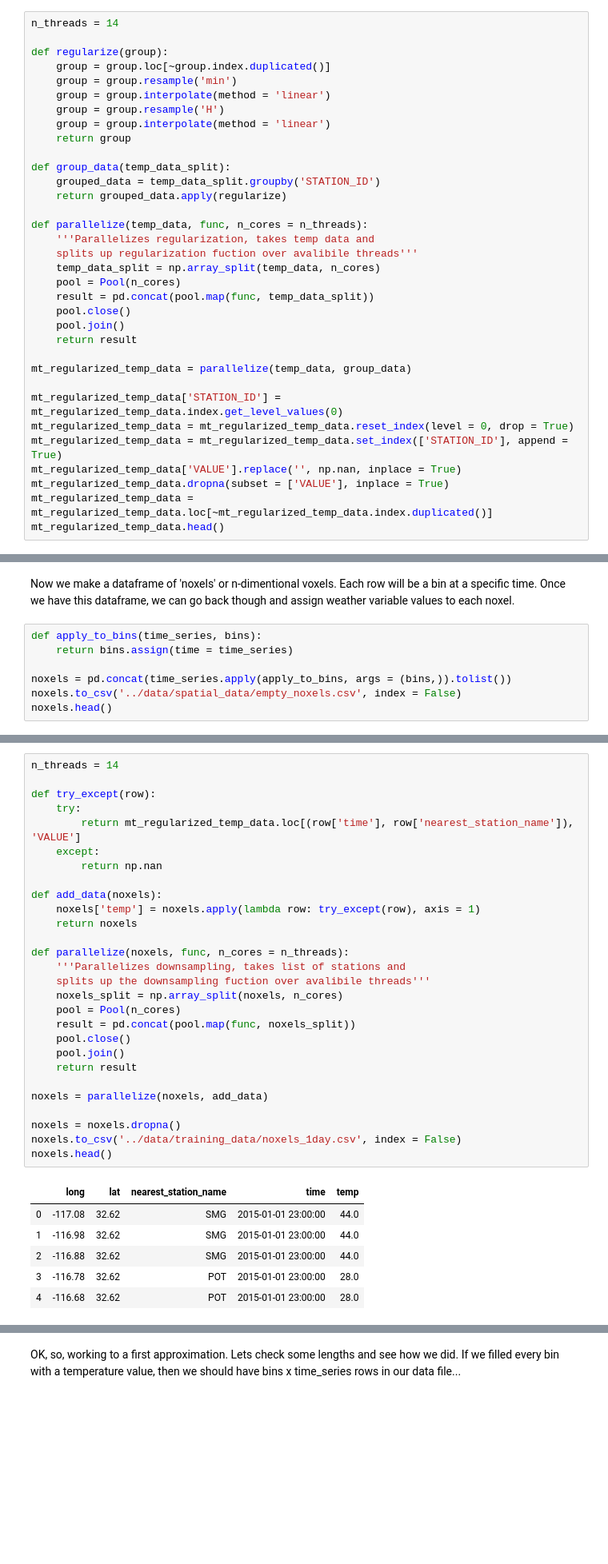
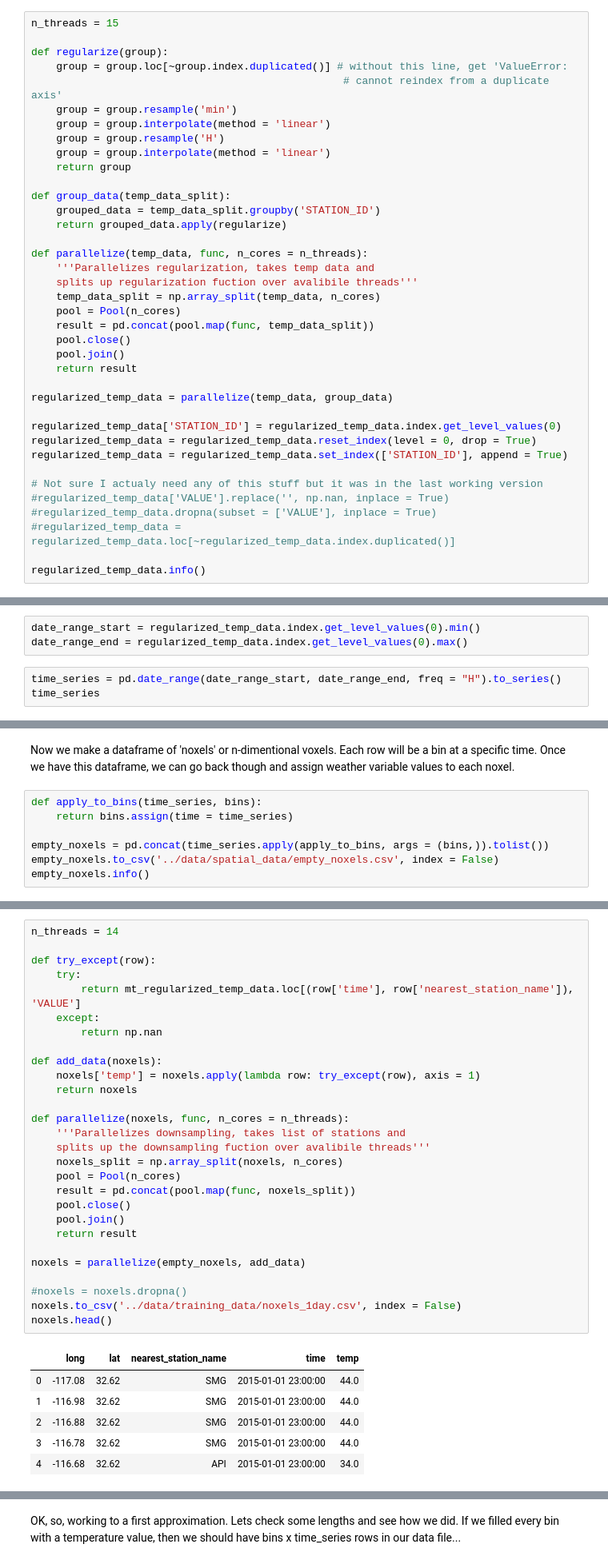
Before and after one commit to aristyogresearch/wildfire, a Jupyter notebook: notebooks/historical_weather_data.ipynb, the cells around one changed output, grey strips where cells are left out. Shown at 80% size. Drawn from its saved outputs; the diff is of its cells as text; blank space fills up the shorter version.

```diff
--- a/notebooks/historical_weather_data.ipynb
+++ b/notebooks/historical_weather_data.ipynb
@@ -89,8 +101,9 @@ Parallelize it?!
 # %%
-n_threads = 14
+n_threads = 15
 
 def regularize(group):
-    group = group.loc[~group.index.duplicated()]
+    group = group.loc[~group.index.duplicated()] # without this line, get 'ValueError:
+                                                  # cannot reindex from a duplicate axis'
     group = group.resample('min')
     group = group.interpolate(method = 'linear')
     group = group.resample('H')
@@ -111,13 +124,16 @@ def parallelize(temp_data, func, n_cores = n_threads):
     pool.join()
     return result
 
-mt_regularized_temp_data = parallelize(temp_data, group_data)
+regularized_temp_data = parallelize(temp_data, group_data)
 
-mt_regularized_temp_data['STATION_ID'] = mt_regularized_temp_data.index.get_level_values(0)
-mt_regularized_temp_data = mt_regularized_temp_data.reset_index(level = 0, drop = True)
-mt_regularized_temp_data = mt_regularized_temp_data.set_index(['STATION_ID'], append = True)
-mt_regularized_temp_data['VALUE'].replace('', np.nan, inplace = True)
-mt_regularized_temp_data.dropna(subset = ['VALUE'], inplace = True)
-mt_regularized_temp_data = mt_regularized_temp_data.loc[~mt_regularized_temp_data.index.duplicated()]
-mt_regularized_temp_data.head()
+regularized_temp_data['STATION_ID'] = regularized_temp_data.index.get_level_values(0)
+regularized_temp_data = regularized_temp_data.reset_index(level = 0, drop = True)
+regularized_temp_data = regularized_temp_data.set_index(['STATION_ID'], append = True)
+
+# Not sure I actualy need any of this stuff but it was in the last working version
+#regularized_temp_data['VALUE'].replace('', np.nan, inplace = True)
+#regularized_temp_data.dropna(subset = ['VALUE'], inplace = True)
+#regularized_temp_data = regularized_temp_data.loc[~regularized_temp_data.index.duplicated()]
+
+regularized_temp_data.info()
 # %% [output]
@@ -144,0 +156,6 @@ time_series = time_series.to_series()
+# %%
+date_range_start = regularized_temp_data.index.get_level_values(0).min()
+date_range_end = regularized_temp_data.index.get_level_values(0).max()
+# %%
+time_series = pd.date_range(date_range_start, date_range_end, freq = "H").to_series()
+time_series
@@ -148,7 +183,7 @@ Now we make a dataframe of 'noxels' or n-dimentional voxels. Each row will be a
 def apply_to_bins(time_series, bins):
     return bins.assign(time = time_series)
 
-noxels = pd.concat(time_series.apply(apply_to_bins, args = (bins,)).tolist())
-noxels.to_csv('../data/spatial_data/empty_noxels.csv', index = False)
-noxels.head()
+empty_noxels = pd.concat(time_series.apply(apply_to_bins, args = (bins,)).tolist())
+empty_noxels.to_csv('../data/spatial_data/empty_noxels.csv', index = False)
+empty_noxels.info()
 # %% [output]
@@ -178,37 +214,37 @@ mt_regularized_temp_data.at[('2015-01-01 23:00:00', 'ACN'), 'VALUE']
 n_threads = 14
 
 def try_except(row):
     try:
         return mt_regularized_temp_data.loc[(row['time'], row['nearest_station_name']), 'VALUE']
     except:
         return np.nan
 
 def add_data(noxels):
     noxels['temp'] = noxels.apply(lambda row: try_except(row), axis = 1)
     return noxels
 
 def parallelize(noxels, func, n_cores = n_threads):
     '''Parallelizes downsampling, takes list of stations and
     splits up the downsampling fuction over avalibile threads'''
     noxels_split = np.array_split(noxels, n_cores)
     pool = Pool(n_cores)
     result = pd.concat(pool.map(func, noxels_split))
     pool.close()
     pool.join()
     return result
 
-noxels = parallelize(noxels, add_data)
+noxels = parallelize(empty_noxels, add_data)
 
-noxels = noxels.dropna()
+#noxels = noxels.dropna()
 noxels.to_csv('../data/training_data/noxels_1day.csv', index = False)
 noxels.head()
 # %% [output]
 |  | long | lat | nearest_station_name | time | temp |
 | 0 | -117.08 | 32.62 | SMG | 2015-01-01 23:00:00 | 44.0 |
 | 1 | -116.98 | 32.62 | SMG | 2015-01-01 23:00:00 | 44.0 |
 | 2 | -116.88 | 32.62 | SMG | 2015-01-01 23:00:00 | 44.0 |
-| 3 | -116.78 | 32.62 | POT | 2015-01-01 23:00:00 | 28.0 |
-| 4 | -116.68 | 32.62 | POT | 2015-01-01 23:00:00 | 28.0 |
+| 3 | -116.78 | 32.62 | SMG | 2015-01-01 23:00:00 | 44.0 |
+| 4 | -116.68 | 32.62 | API | 2015-01-01 23:00:00 | 34.0 |
 # %%
 noxels.info()
 # %% [output]
```
Also changed, not shown: parts of 22 cells of this notebook, 7 other files.
